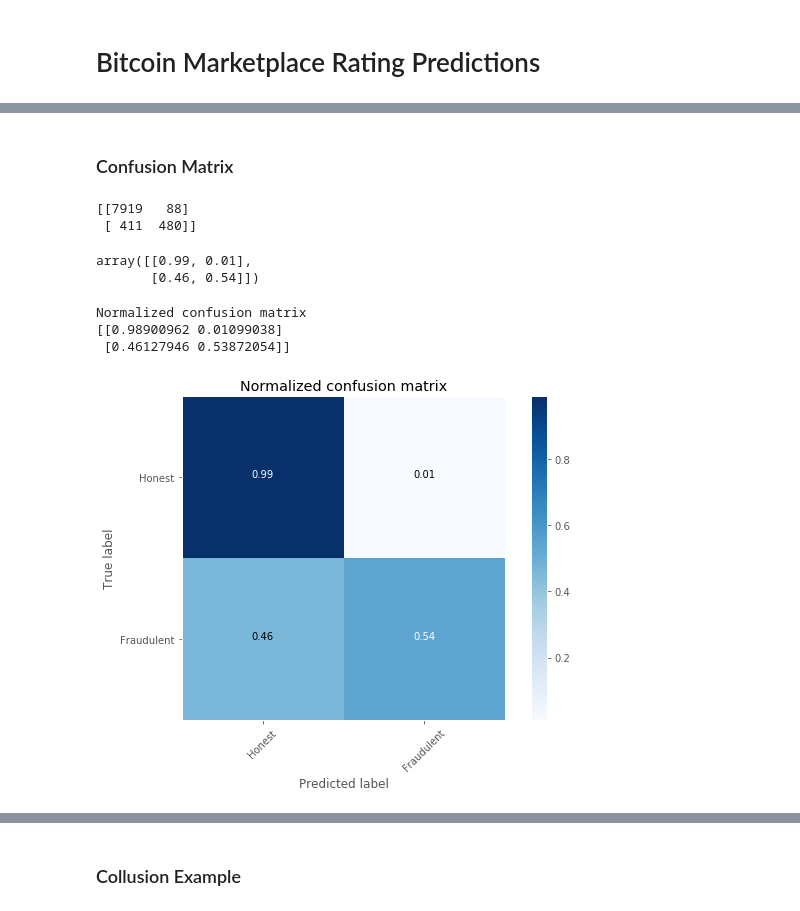
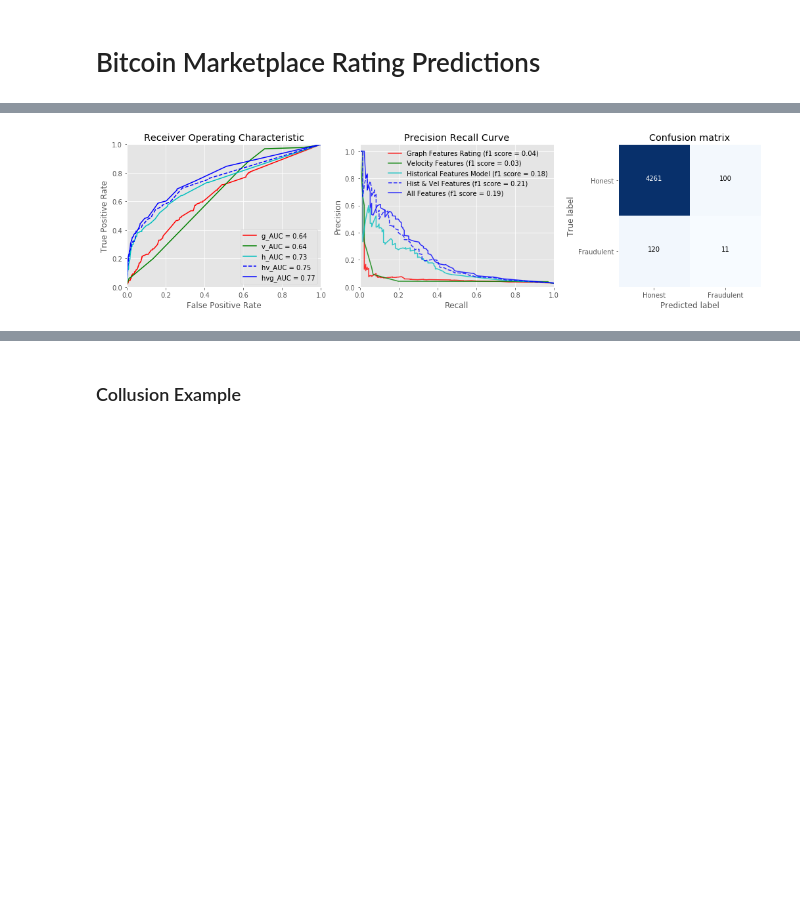
Before and after one commit to allanalberts/Fighting-Fraud-With-Graph-Theory, a Jupyter notebook: notebooks/Model-Predictions.ipynb, the cells around one changed output, grey strips where cells are left out. Cells and saved outputs as stored; diff of their text form; code cells hidden in the pictures; blank space fills up the shorter version.

```diff
--- a/notebooks/Model-Predictions.ipynb
+++ b/notebooks/Model-Predictions.ipynb
@@ -109,18 +123,0 @@ ng_f1 = f1_score(y_test, ng_pred)
-# %%
-fig, ax = plt.subplots(figsize=(5,5))
-thresh1 = .5
-rf_threshold_idx1 = np.argmin(np.abs(rf_thresholds-thresh1))
-ax.set_title("Precision Recall Curve")
-ax.plot(rf_recall, rf_precision, alpha=0.8, linewidth=2.0,label=f"All Features Model (f1 score = {rf_f1:.2f})")
-ax.plot(ng_recall, ng_precision, alpha=0.8, linewidth=2.0,label=f"No Graph Features (f1 score = {ng_f1:.2f})")
-ax.plot(r_recall, r_precision, alpha=0.8, linewidth=2.0,label=f"Avg User Rating (f1 score = {r_f1:.2f})")
-plt.plot(rf_recall[rf_threshold_idx1],
-         rf_precision[rf_threshold_idx1], 'o',
-         markersize=10, fillstyle='full',
-         c="orangered", label=f"{thresh1} threshold", mew=2)
-ax.set_xlabel('Recall')
-ax.set_ylabel('Precision')
-ax.set_xlim([0.0, 1.0])
-ax.set_ylim([0.0, 1.05])
-ax.legend(loc="lower left", frameon=False)
-plt.tight_layout()
@@ -129,23 +123,0 @@ plt.tight_layout()
-# %% [markdown]
-### Confusion Matrix
-# %%
-from sklearn.metrics import confusion_matrix
-
-thresh = .5
-pred_proba = rf_proba
-cnf_matrix = confusion_matrix(y_test, pred_proba>=thresh)
-print(cnf_matrix)
-tn, fp, fn, tp = cnf_matrix.ravel()
-neg = tn + fp
-pos = fn + tp
-tnpct = tn/neg
-fppct = fp/neg
-fnpct = fn/pos
-tppct = tp/pos
-cnt_matrix_pct = np.round(np.array([tnpct,fppct,fnpct, tppct]), 2)
-cnt_matrix_pct.reshape((2,2))
-# %% [output]
-[[7919   88]
- [ 411  480]]
-array([[0.99, 0.01],
-       [0.46, 0.54]])
@@ -186,10 +124,24 @@ def plot_confusion_matrix(cm, classes,
-# %%
-plt.figure(figsize=(8,6))
-target_names = ['Honest','Fraudulent']
-plot_confusion_matrix(cnf_matrix, classes=target_names, normalize=True,
-                      title='Normalized confusion matrix')
-# %% [output]
-Normalized confusion matrix
-[[0.98900962 0.01099038]
- [0.46127946 0.53872054]]
-[figure, removed]
+# %%
+def pr_curve(ax):
+    ax.set_title("Precision Recall Curve")
+    ax.plot(g_recall, g_precision, alpha=0.8, c='r', label=f"Graph Features Rating (f1 score = {g_f1:.2f})")
+    ax.plot(v_recall, v_precision, alpha=0.8, c='g', label=f"Velocity Features (f1 score = {v_f1:.2f})")
+    ax.plot(h_recall, h_precision, alpha=0.8, c='c', label=f"Historical Features Model (f1 score = {h_f1:.2f})")
+    ax.plot(hv_recall, hv_precision, alpha=0.8, c='b', linestyle='--', label=f"Hist & Vel Features (f1 score = {hv_f1:.2f})")
+    ax.plot(a_recall, a_precision, alpha=0.8, c='b', label=f"All Features (f1 score = {a_f1:.2f})")
+    ax.set_xlabel('Recall')
+    ax.set_ylabel('Precision')
+    ax.set_xlim([0.0, 1.0])
+    ax.set_ylim([0.0, 1.05])
+    ax.legend(loc="upper right", frameon=False)
+# %%
+fig, axs = plt.subplots(1,3,figsize=(18,4))
+roc_curve(axs[0])
+pr_curve(axs[1])
+v.plot_confusion_matrix(axs[2], g_cm,
+                      classes=['Honest','Fraudulent'],
+                      normalize=False,
+                      title='Confusion matrix')
+plt.show()
+# %% [output]
+[figure, added]
```
Also changed, not shown: parts of 23 cells of this notebook, 9 other files.
